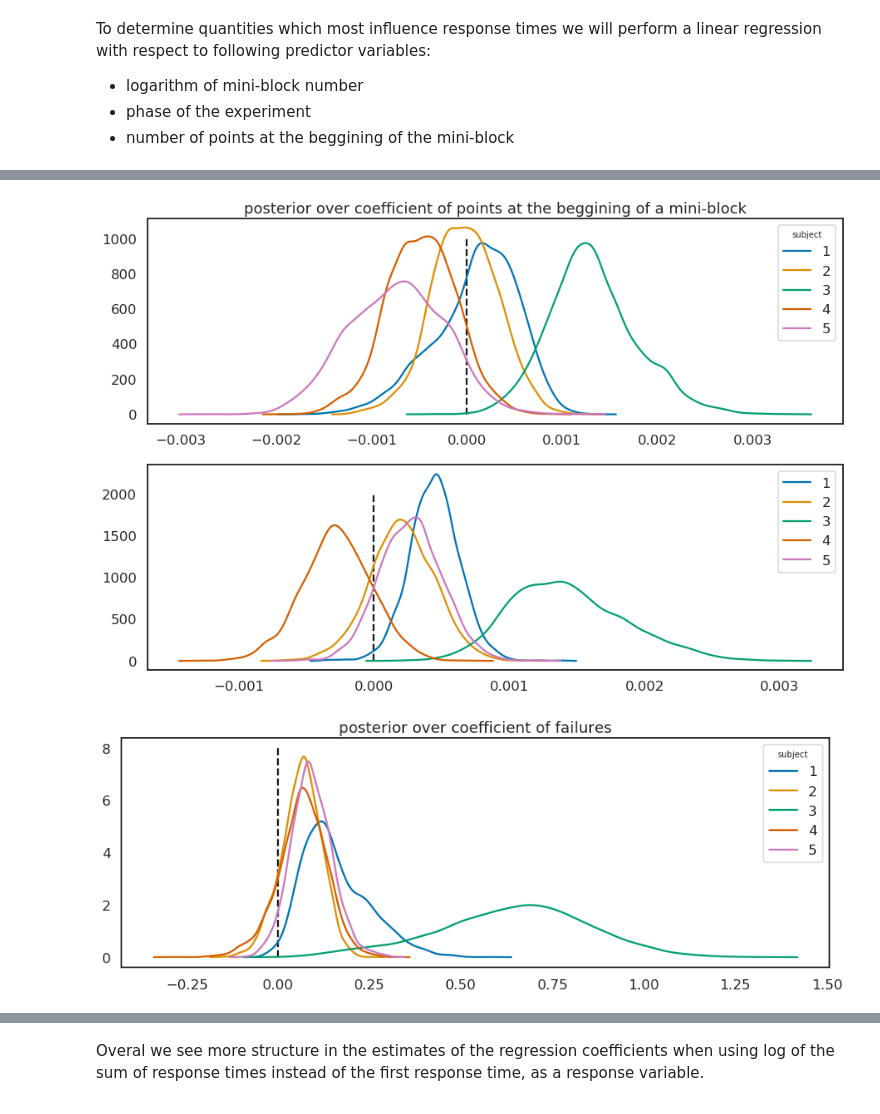
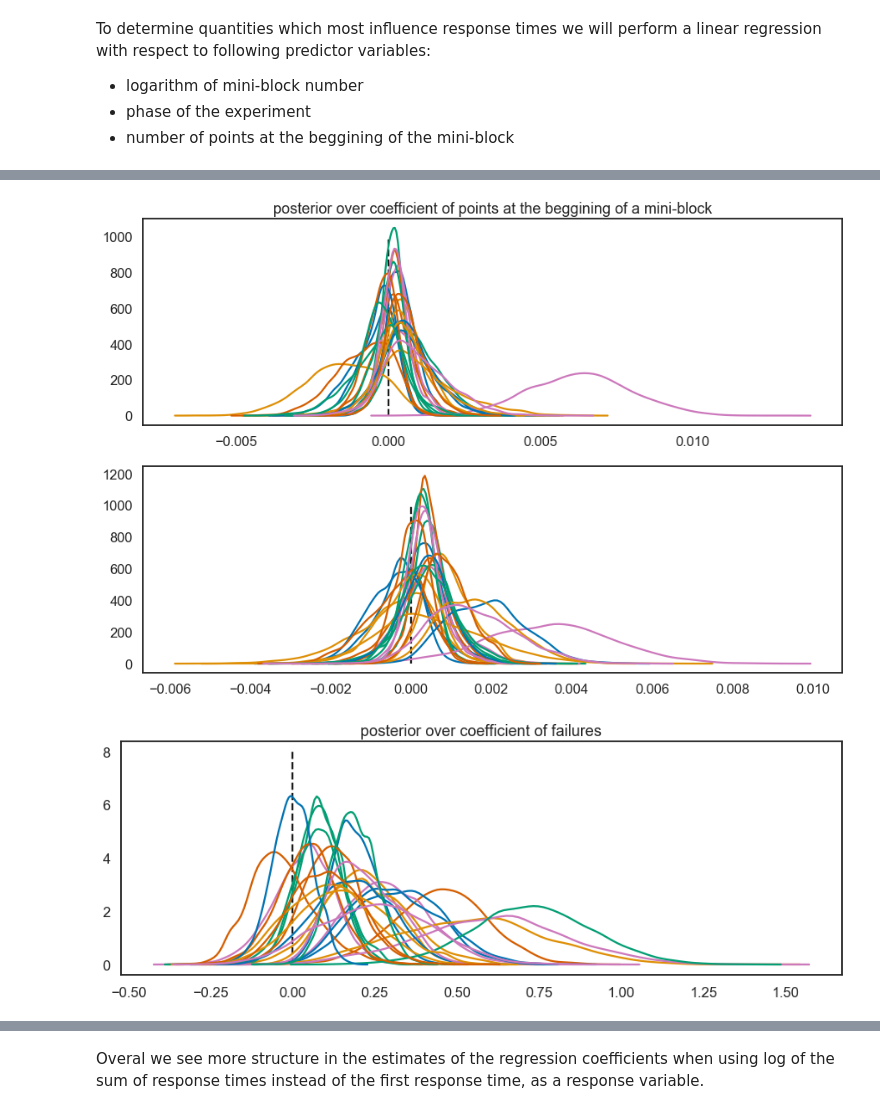
Before and after one commit to jeffensen/plandepth, a Jupyter notebook: notebooks/analysing_behavioural_data.ipynb, the cells around one changed output, grey strips where cells are left out. Cells and saved outputs as stored; diff of their text form; code cells hidden in the pictures.

```diff
--- a/notebooks/analysing_behavioural_data.ipynb
+++ b/notebooks/analysing_behavioural_data.ipynb
@@ -14,7 +14,10 @@ from os import listdir
 import pandas as pd
 # %%
 ### load behavioural data ###
-path = '/home/dima/tudcloud/Shared/Experiments/Plandepth/B03_pilot_OA/main/'  # change to correct path
+from os.path import expanduser
+home = expanduser("~")
+
+path = home + '/mycloud/Shared/Experiments/Plandepth/B03_pilot_OA/main/OA/'  # change to correct path
 fnames = listdir(path)
 
 # define order and trial parameters
@@ -24,7 +27,15 @@ order = np.tile(range(1,5), (25,1)).flatten(order = 'F')
 mini_blocks = np.arange(1, T + 1)
 
 # inititate data frame
-data = pd.DataFrame(columns = ['log(rt)', 'gain', 'subject', 'phase', 'order'])
+data = pd.DataFrame(columns = ['gain',
+                               'start_points',
+                               'log_rt_1',
+                               'log_rt_sum',
+                               'subject',
+                               'block_number',
+                               'phase',
+                               'order',
+                               'block_index'])
 
 states = []
 responses = []
@@ -125,7 +136,7 @@ X = np.concatenate([X, np.eye(4)[phases]], -1)
 start_points = data.start_points.values.reshape(n_subs, T).T
 X = np.concatenate([X, np.expand_dims(start_points, -1)], -1)
 
-m1 = BayesLinRegress(X, y1)
+m1 = BayesLinRegress(np.swapaxes(X, 0, 1), y1.T)
 
 states = np.array(states)
 responses = np.array(responses)
@@ -133,7 +144,7 @@ failures = get_failures(states, responses).T
 
 X = np.concatenate([X, np.expand_dims(failures, -1)], -1)
 
-m2 = BayesLinRegress(X, y2)
+m2 = BayesLinRegress(np.swapaxes(X, 0, 1), y2.T)
 
 samples = []
 for m in [m1, m2]:
@@ -153,10 +164,10 @@ for smpl in samples:
 # %%
 fig, ax = plt.subplots(2, 1, figsize=(15, 10))
 for i in range(len(fnames)):
-    sns.kdeplot(betas[0][:, i, 0], label=i+1, ax=ax[0])
-    sns.kdeplot(betas[1][:, i, 0], label=i+1, ax=ax[1])
+    sns.kdeplot(betas[0][:, i, 0], label=i+1, ax=ax[0], legend=False)
+    sns.kdeplot(betas[1][:, i, 0], label=i+1, ax=ax[1], legend=False)
 
-ax[0].legend(title='subject');
+# ax[0].legend(title='subject');
 ax[0].vlines(0, 0, 6, 'k', linestyle='--');
 ax[1].vlines(0, 0, 12, 'k', linestyle='--');
 ax[0].set_title('posterior over coefficient of log(mini-block)');
@@ -165,26 +176,25 @@ ax[0].set_title('posterior over coefficient of log(mini-block)');
 # %%
 fig, ax = plt.subplots(2, 1, figsize=(15, 10))
 for i in range(len(fnames)):
-    sns.kdeplot(betas[0][:, i, -1], label=i+1, ax=ax[0])
-    sns.kdeplot(betas[1][:, i, -2], label=i+1, ax=ax[1])
+    sns.kdeplot(betas[0][:, i, -1], label=i+1, ax=ax[0], legend=False)
+    sns.kdeplot(betas[1][:, i, -2], label=i+1, ax=ax[1], legend=False)
 
-
-ax[0].legend(title='subject');
+# ax[0].legend(title='subject');
 ax[0].vlines(0, 0, 1000, 'k', linestyle='--');
-ax[1].vlines(0, 0, 2000, 'k', linestyle='--');
+ax[1].vlines(0, 0, 1000, 'k', linestyle='--');
 ax[0].set_title('posterior over coefficient of points at the beggining of a mini-block');
 # %% [output]
-[figure, old version]
+[figure, new version]
 # %%
 fig, ax = plt.subplots(1, 1, figsize=(15, 5))
 for i in range(len(fnames)):
-    sns.kdeplot(betas[1][:, i, -1], label=i+1)
+    sns.kdeplot(betas[1][:, i, -1], label=i+1, legend=False)
 
 
-plt.legend(title='subject');
+# plt.legend(title='subject');
 plt.vlines(0, 0, 8, 'k', linestyle='--');
 plt.title('posterior over coefficient of failures');
 # %% [output]
-[figure, old version]
+[figure, new version]
 # %%
 # plot phase coefficients
```
Also changed, not shown: parts of 9 cells of this notebook, 2 other files.
